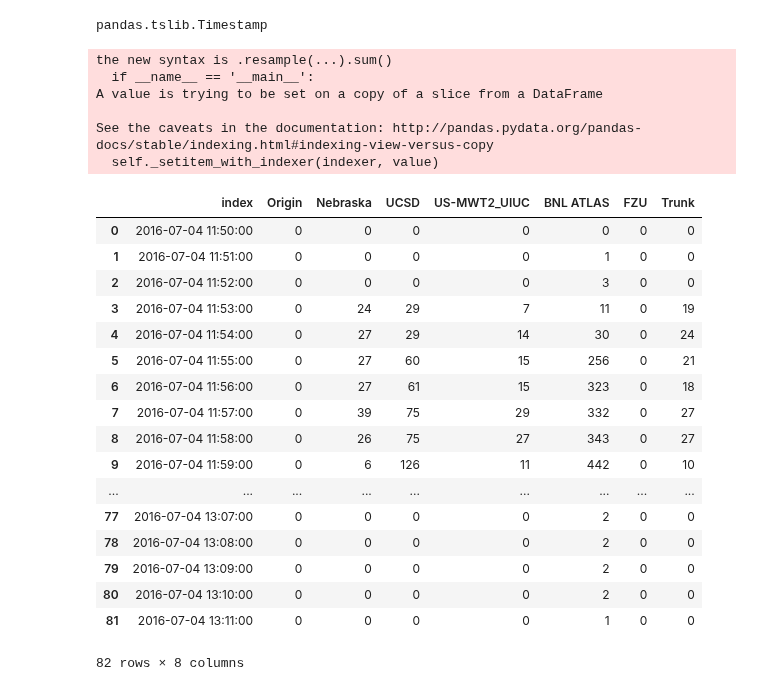
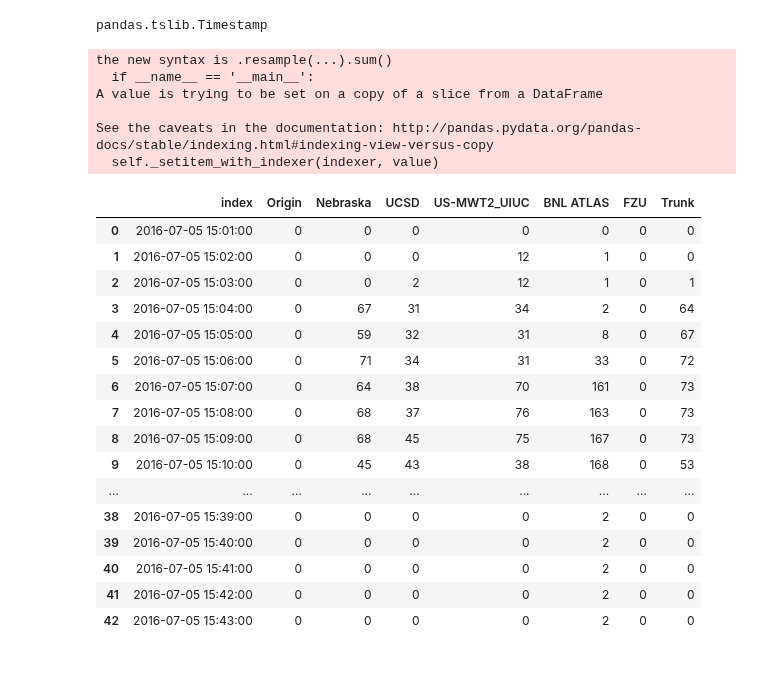
Before and after one commit to ATLAS-Analytics/AnalyticsNotebooks, a Jupyter notebook: Tony/Ilija plot.ipynb, the cells around one changed output. Cells and saved outputs as stored; diff of their text form; code cells hidden in the pictures.

```diff
--- a/Tony/Ilija plot.ipynb
+++ b/Tony/Ilija plot.ipynb
@@ -48,7 +48,7 @@ myquery1={
   },
 }
 
-#nebraska
+#2 submits
 myquery2={
   "query": {
     "filtered": {
@@ -72,8 +72,8 @@ myquery2={
             {
               "range": {
                 "timestamp": {
-                  "gte": 1467650828067,
-                  "lte": 1467656645210,
+                  "gte": 1467748838181,
+                  "lte": 1467751501650,
                   "format": "epoch_millis"
                 }
               }
@@ -229,51 +229,53 @@ for i in range(length2):
                 if df['host'].iloc[j]=='root://osgxroot.usatlas.bnl.gov':
                     df2['BNL ATLAS'].iloc[i]+=1
                 if df['host'].iloc[j]=='novastore.farm.particle.cz':
                     df2['FZU'].iloc[i]+=1
         elif df['tries'].iloc[j]!=1:
             if df['start2'].iloc[j]<=df2['index'].iloc[i] and df.index[j]>=df2['index'].iloc[i]:
                 if df['cache'].iloc[j]=='root://hcc-stash.unl.edu':
                     df2['Nebraska'].iloc[i]+=1
                 if df['cache'].iloc[j]=='root://mwt2-stashcache.campuscluster.illinois.edu':
                     df2['US-MWT2_UIUC'].iloc[i]+=1
                 if df['cache'].iloc[j]=='root://xrd-cache-1.t2.ucsd.edu':
                     df2['UCSD'].iloc[i]+=1
                 if df['cache'].iloc[j]=='root://osgxroot.usatlas.bnl.gov':
                     df2['BNL ATLAS'].iloc[i]+=1
                 if df['cache'].iloc[j]=='novastore.farm.particle.cz':
                     df2['FZU'].iloc[i]+=1
                 if df['cache'].iloc[j]=='root://data.ci-connect.net':
-                    df2['Trunk'].iloc[i]+=1
+                    if df['tries'].iloc[j]==2:
+                        df2['Origin'].iloc[i]+=1
+                    else:
+                        df2['Trunk'].iloc[i]+=1
 
 
 
 
 df2
 # %% [output]
 the new syntax is .resample(...).sum()
   if __name__ == '__main__':
 A value is trying to be set on a copy of a slice from a DataFrame
 
 See the caveats in the documentation: http://pandas.pydata.org/pandas-docs/stable/indexing.html#indexing-view-versus-copy
   self._setitem_with_indexer(indexer, value)
 |  | index | Origin | Nebraska | UCSD | US-MWT2_UIUC | BNL ATLAS | FZU | Trunk |
-| 0 | 2016-07-04 11:50:00 | 0 | 0 | 0 | 0 | 0 | 0 | 0 |
-| 1 | 2016-07-04 11:51:00 | 0 | 0 | 0 | 0 | 1 | 0 | 0 |
-| 2 | 2016-07-04 11:52:00 | 0 | 0 | 0 | 0 | 3 | 0 | 0 |
-| 3 | 2016-07-04 11:53:00 | 0 | 24 | 29 | 7 | 11 | 0 | 19 |
-| 4 | 2016-07-04 11:54:00 | 0 | 27 | 29 | 14 | 30 | 0 | 24 |
-| 5 | 2016-07-04 11:55:00 | 0 | 27 | 60 | 15 | 256 | 0 | 21 |
-| 6 | 2016-07-04 11:56:00 | 0 | 27 | 61 | 15 | 323 | 0 | 18 |
-| 7 | 2016-07-04 11:57:00 | 0 | 39 | 75 | 29 | 332 | 0 | 27 |
-| 8 | 2016-07-04 11:58:00 | 0 | 26 | 75 | 27 | 343 | 0 | 27 |
-| 9 | 2016-07-04 11:59:00 | 0 | 6 | 126 | 11 | 442 | 0 | 10 |
+| 0 | 2016-07-05 15:01:00 | 0 | 0 | 0 | 0 | 0 | 0 | 0 |
+| 1 | 2016-07-05 15:02:00 | 0 | 0 | 0 | 12 | 1 | 0 | 0 |
+| 2 | 2016-07-05 15:03:00 | 0 | 0 | 2 | 12 | 1 | 0 | 1 |
+| 3 | 2016-07-05 15:04:00 | 0 | 67 | 31 | 34 | 2 | 0 | 64 |
+| 4 | 2016-07-05 15:05:00 | 0 | 59 | 32 | 31 | 8 | 0 | 67 |
+| 5 | 2016-07-05 15:06:00 | 0 | 71 | 34 | 31 | 33 | 0 | 72 |
+| 6 | 2016-07-05 15:07:00 | 0 | 64 | 38 | 70 | 161 | 0 | 73 |
+| 7 | 2016-07-05 15:08:00 | 0 | 68 | 37 | 76 | 163 | 0 | 73 |
+| 8 | 2016-07-05 15:09:00 | 0 | 68 | 45 | 75 | 167 | 0 | 73 |
+| 9 | 2016-07-05 15:10:00 | 0 | 45 | 43 | 38 | 168 | 0 | 53 |
 | ... | ... | ... | ... | ... | ... | ... | ... | ... |
-| 77 | 2016-07-04 13:07:00 | 0 | 0 | 0 | 0 | 2 | 0 | 0 |
-| 78 | 2016-07-04 13:08:00 | 0 | 0 | 0 | 0 | 2 | 0 | 0 |
-| 79 | 2016-07-04 13:09:00 | 0 | 0 | 0 | 0 | 2 | 0 | 0 |
-| 80 | 2016-07-04 13:10:00 | 0 | 0 | 0 | 0 | 2 | 0 | 0 |
-| 81 | 2016-07-04 13:11:00 | 0 | 0 | 0 | 0 | 1 | 0 | 0 |
+| 38 | 2016-07-05 15:39:00 | 0 | 0 | 0 | 0 | 2 | 0 | 0 |
+| 39 | 2016-07-05 15:40:00 | 0 | 0 | 0 | 0 | 2 | 0 | 0 |
+| 40 | 2016-07-05 15:41:00 | 0 | 0 | 0 | 0 | 2 | 0 | 0 |
+| 41 | 2016-07-05 15:42:00 | 0 | 0 | 0 | 0 | 2 | 0 | 0 |
+| 42 | 2016-07-05 15:43:00 | 0 | 0 | 0 | 0 | 2 | 0 | 0 |
-82 rows × 8 columns
 # %%
 #df2
 # %%
```
Also changed, not shown: parts of 5 cells of this notebook, 9 other files.
